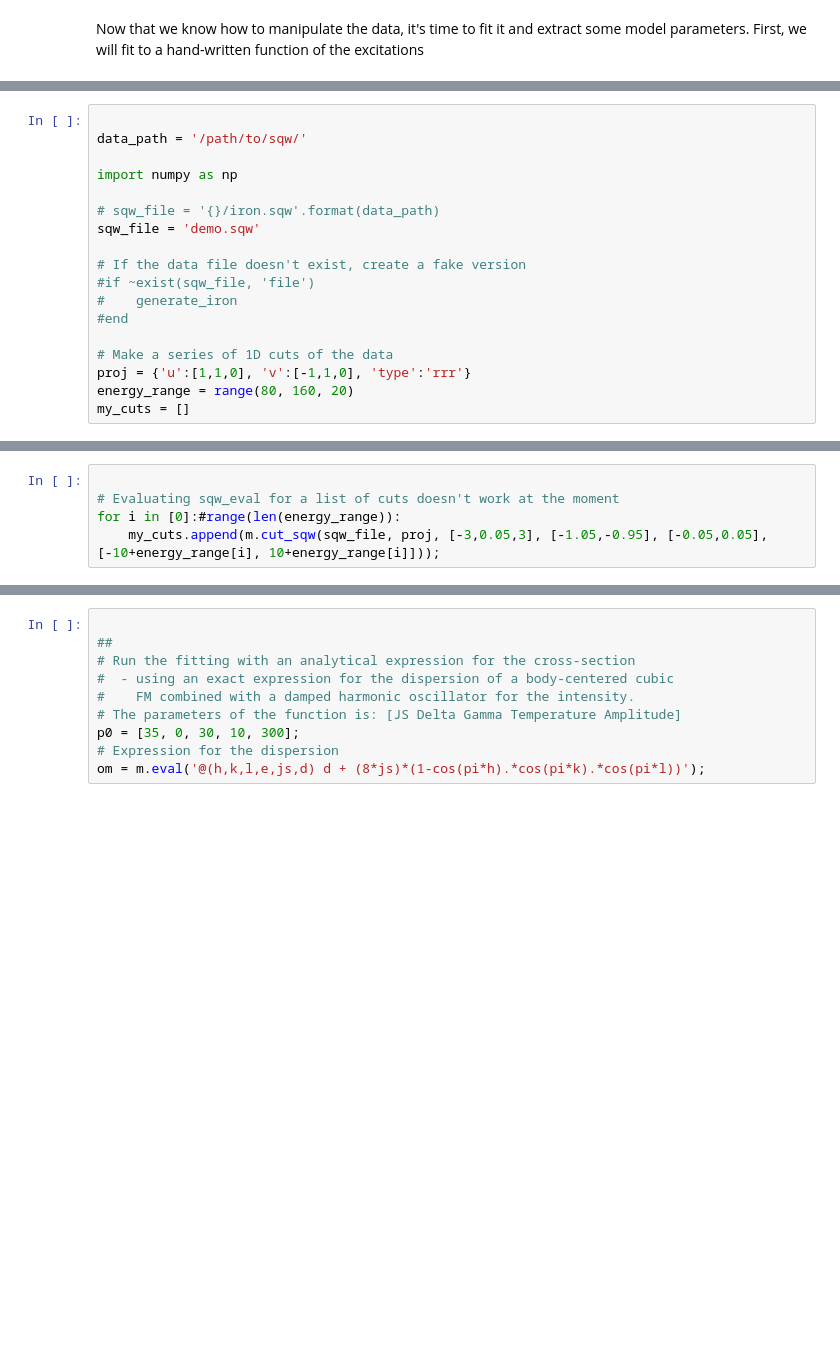
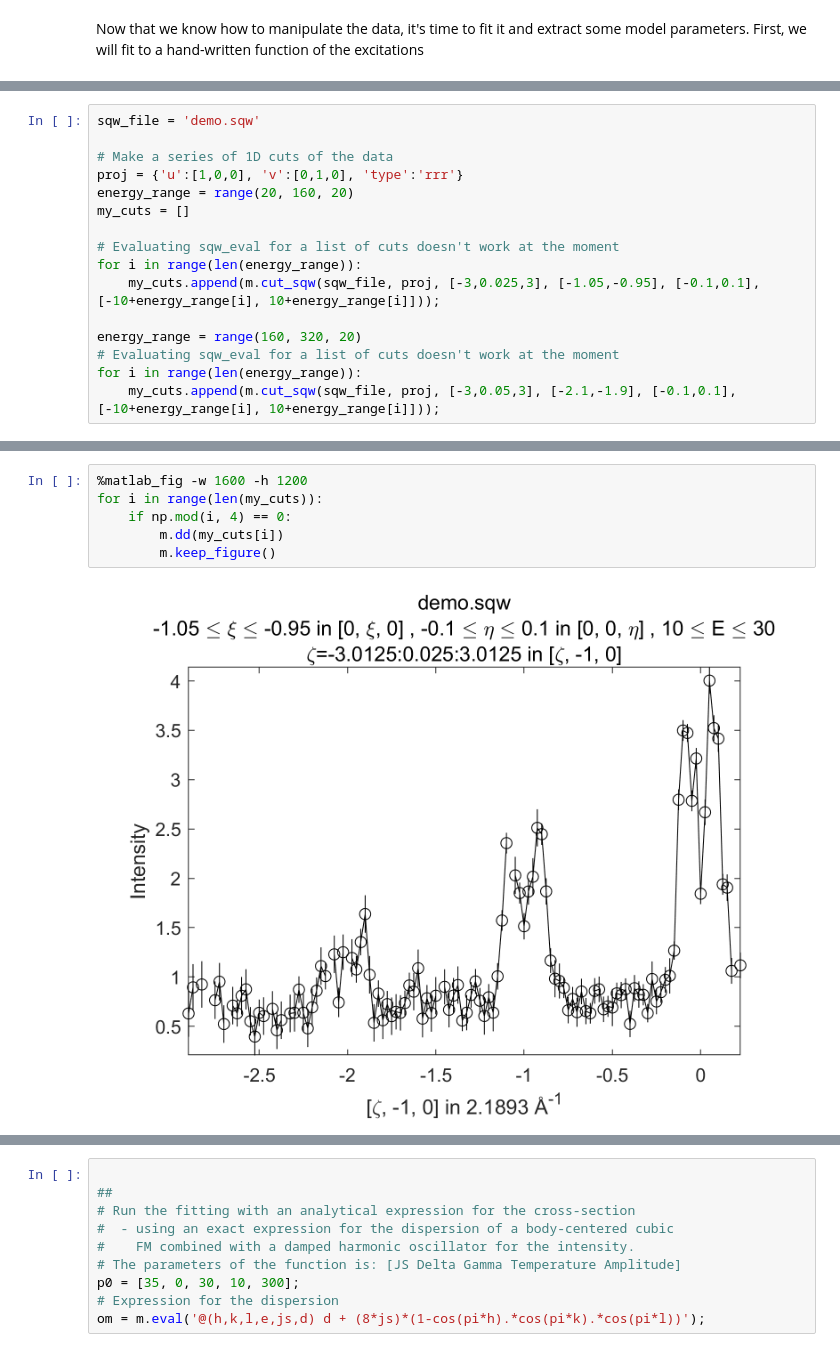
Before and after one commit to henrikjacobsenfys/pace_tutorial, a Jupyter notebook: tutorial_4_fitting.ipynb, the cells around one changed output, grey strips where cells are left out. Cells and saved outputs as stored; diff of their text form; blank space fills up the shorter version.

```diff
--- a/tutorial_4_fitting.ipynb
+++ b/tutorial_4_fitting.ipynb
@@ -92,18 +99,16 @@ m = Matlab()
 # %%
-
-data_path = '/path/to/sqw/'
-
-import numpy as np
-
-# sqw_file = '{}/iron.sqw'.format(data_path)
 sqw_file = 'demo.sqw'
 
-# If the data file doesn't exist, create a fake version
-#if ~exist(sqw_file, 'file')
-#    generate_iron
-#end
+# Make a series of 1D cuts of the data
+proj = {'u':[1,0,0], 'v':[0,1,0], 'type':'rrr'}
+energy_range = range(20, 160, 20)
+my_cuts = []
 
-# Make a series of 1D cuts of the data
-proj = {'u':[1,1,0], 'v':[-1,1,0], 'type':'rrr'}
-energy_range = range(80, 160, 20)
-my_cuts = []
+# Evaluating sqw_eval for a list of cuts doesn't work at the moment
+for i in range(len(energy_range)):
+    my_cuts.append(m.cut_sqw(sqw_file, proj, [-3,0.025,3], [-1.05,-0.95], [-0.1,0.1], [-10+energy_range[i], 10+energy_range[i]]));
+
+energy_range = range(160, 320, 20)
+# Evaluating sqw_eval for a list of cuts doesn't work at the moment
+for i in range(len(energy_range)):
+    my_cuts.append(m.cut_sqw(sqw_file, proj, [-3,0.05,3], [-2.1,-1.9], [-0.1,0.1], [-10+energy_range[i], 10+energy_range[i]]));
@@ -110,5 +130,8 @@ my_cuts = []
 # %%
-
-# Evaluating sqw_eval for a list of cuts doesn't work at the moment
-for i in [0]:#range(len(energy_range)):
-    my_cuts.append(m.cut_sqw(sqw_file, proj, [-3,0.05,3], [-1.05,-0.95], [-0.05,0.05], [-10+energy_range[i], 10+energy_range[i]]));
+%matlab_fig -w 1600 -h 1200
+for i in range(len(my_cuts)):
+    if np.mod(i, 4) == 0:
+        m.dd(my_cuts[i])
+        m.keep_figure()
+# %% [output]
+[figure, added]
```
Also changed, not shown: parts of 8 cells of this notebook, 2 other files.
